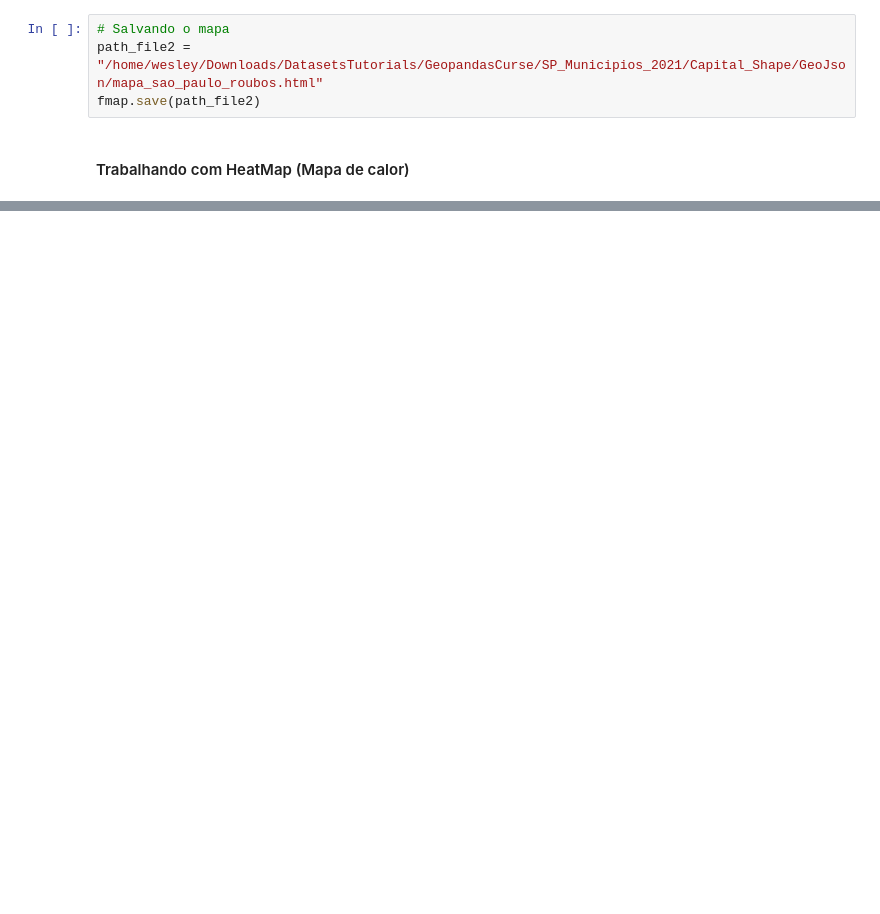
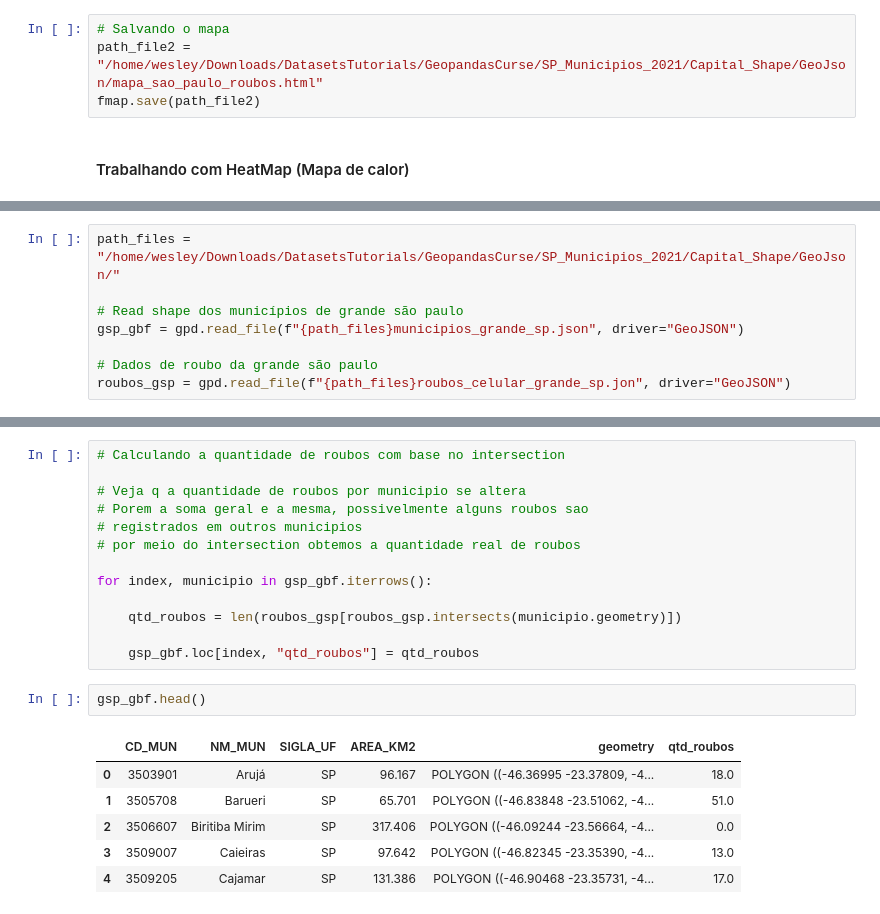
Before and after one commit to WesleyJw/Learning, a Jupyter notebook: Geoestatistica_pdi/GeopandasIntroduction.ipynb, the cells around one changed output, grey strips where cells are left out. Saved outputs shown, nothing was run; the diff lists cells and outputs as text; blank space fills up the shorter version.

Commit message:
Analise espacial de dados com geopandas

```diff
--- a/Geoestatistica_pdi/GeopandasIntroduction.ipynb
+++ b/Geoestatistica_pdi/GeopandasIntroduction.ipynb
@@ -615,0 +644,8 @@ fmap.save(path_file2)
+# %%
+path_files = "/home/wesley/Downloads/DatasetsTutorials/GeopandasCurse/SP_Municipios_2021/Capital_Shape/GeoJson/"
+
+# Read shape dos municípios de grande são paulo
+gsp_gbf = gpd.read_file(f"{path_files}municipios_grande_sp.json", driver="GeoJSON")
+
+# Dados de roubo da grande são paulo
+roubos_gsp = gpd.read_file(f"{path_files}roubos_celular_grande_sp.jon", driver="GeoJSON")
@@ -615,0 +665,22 @@ fmap.save(path_file2)
+# %%
+# Calculando a quantidade de roubos com base no intersection
+
+# Veja q a quantidade de roubos por municipio se altera
+# Porem a soma geral e a mesma, possivelmente alguns roubos sao
+# registrados em outros municipios
+# por meio do intersection obtemos a quantidade real de roubos
+
+for index, municipio in gsp_gbf.iterrows():
+
+    qtd_roubos = len(roubos_gsp[roubos_gsp.intersects(municipio.geometry)])
+
+    gsp_gbf.loc[index, "qtd_roubos"] = qtd_roubos
+# %%
+gsp_gbf.head()
+# %% [output]
+|  | CD_MUN | NM_MUN | SIGLA_UF | AREA_KM2 | geometry | qtd_roubos |
+| 0 | 3503901 | Arujá | SP | 96.167 | POLYGON ((-46.36995 -23.37809, -4... | 18.0 |
+| 1 | 3505708 | Barueri | SP | 65.701 | POLYGON ((-46.83848 -23.51062, -4... | 51.0 |
+| 2 | 3506607 | Biritiba Mirim | SP | 317.406 | POLYGON ((-46.09244 -23.56664, -4... | 0.0 |
+| 3 | 3509007 | Caieiras | SP | 97.642 | POLYGON ((-46.82345 -23.35390, -4... | 13.0 |
+| 4 | 3509205 | Cajamar | SP | 131.386 | POLYGON ((-46.90468 -23.35731, -4... | 17.0 |
```
Also changed, not shown: parts of 10 cells of this notebook.
